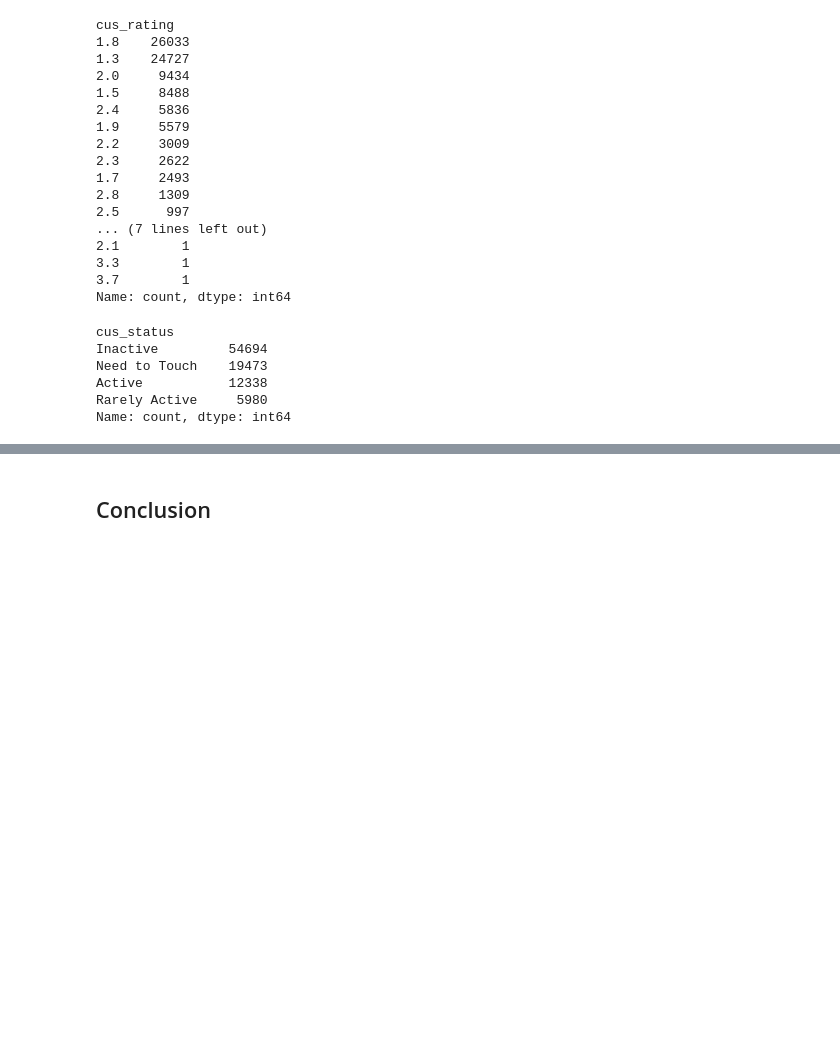
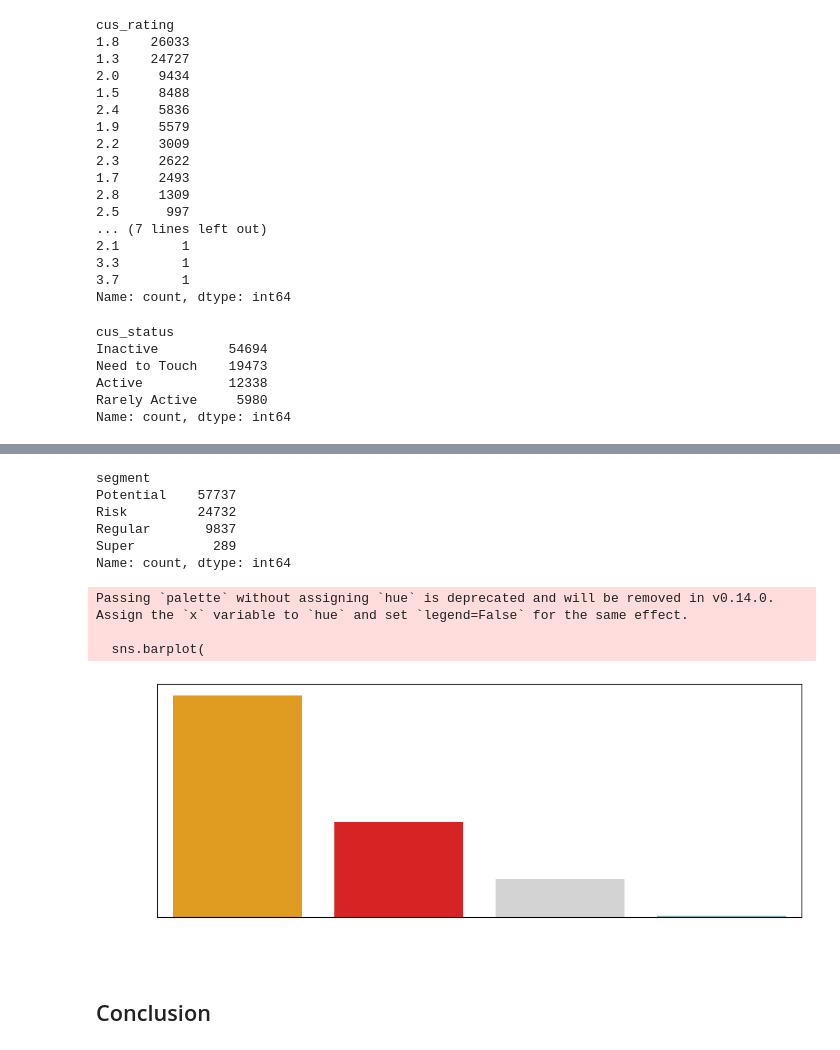
Before and after one commit to Sulbae/Fundamental-Analisis-Data, a Jupyter notebook: Proyek_Analisis_Data_Anggun-Sulis-Setyawan.ipynb, the cells around one changed output, grey strips where cells are left out. Cells and saved outputs as stored; diff of their text form; code cells hidden in the pictures; blank space fills up the shorter version.

```diff
--- a/Proyek_Analisis_Data_Anggun-Sulis-Setyawan.ipynb
+++ b/Proyek_Analisis_Data_Anggun-Sulis-Setyawan.ipynb
@@ -2781,3 +2788,13 @@ rfm_df.head()
 | 2 | 0000f46a3911fa3c0805444483337064 | 537 | 1 | 86.22 | Inactive | Jarang | Low | ... |
 | 3 | 0000f6ccb0745a6a4b88665a16c9f078 | 321 | 1 | 43.62 | Inactive | Jarang | Low | ... |
 | 4 | 0004aac84e0df4da2b147fca70cf8255 | 288 | 1 | 196.89 | Inactive | Jarang | Middle-Low | ... |
+# %%
+# Tambahkan kolom city dan state dari customers_df
+cus_seg_df = pd.merge(
+    left=customers_df[['customer_unique_id', 'customer_city', 'customer_state']],
+    right= rfm_df,
+    on='customer_unique_id',
+    how='left'
+)
+
+cus_seg_df.info()
@@ -2783,0 +2838,5 @@ rfm_df.head()
+# %%
+# Hapus duplikasi data
+cus_seg_df.drop_duplicates(inplace=True)
+
+print("Duplikasi data: ", cus_seg_df.duplicated().sum())
@@ -2784,3 +2866,59 @@ rfm_df.head()
+# %%
+# Periksa distribusi data
+cus_seg_df['segment'].value_counts()
+# %% [output]
+segment
+Potential    57737
+Risk         24732
+Regular       9837
+Super          289
+Name: count, dtype: int64
+# %%
+# Visualisasi jumlah customer berdasarkan segmen
+data = (
+    cus_seg_df
+    .groupby('segment')
+    .size()
+    .reset_index(name='jumlah')
+    .sort_values(by='jumlah', ascending=False)
+    .head(5)
+)
+
+fig, ax = plt.subplots(figsize=(10, 4))
+
+segment_colors = {
+    'Super': "#6EC6BF",
+    'Regular': "#D3D3D3",
+    'Potential': "#FFA500",
+    'Risk': "#F50505"
+}
+
+sns.barplot(
+    data=data,
+    x='segment',
+    y='jumlah',
+    palette=segment_colors,
+    ax=ax
+)
+
+ax.set_xlabel('Profil Customer', fontsize=12, fontweight='bold', color='white')
+ax.set_ylabel('Jumlah Customer', fontsize=12, fontweight='bold', color='white')
+ax.tick_params(axis='x', colors='white')
+ax.tick_params(axis='y', colors='white')
+
+plt.tight_layout()
+plt.grid(False)
+
+# Background transparan
+fig.patch.set_alpha(0)
+ax.set_facecolor("none")
+
+plt.show()
+# %% [output]
+Passing `palette` without assigning `hue` is deprecated and will be removed in v0.14.0. Assign the `x` variable to `hue` and set `legend=False` for the same effect.
+
+  sns.barplot(
+[figure, added]
 # %% [markdown]
 ## Conclusion
 # %% [markdown]
```
Also changed, not shown: parts of 10 cells of this notebook, 1 other file.
